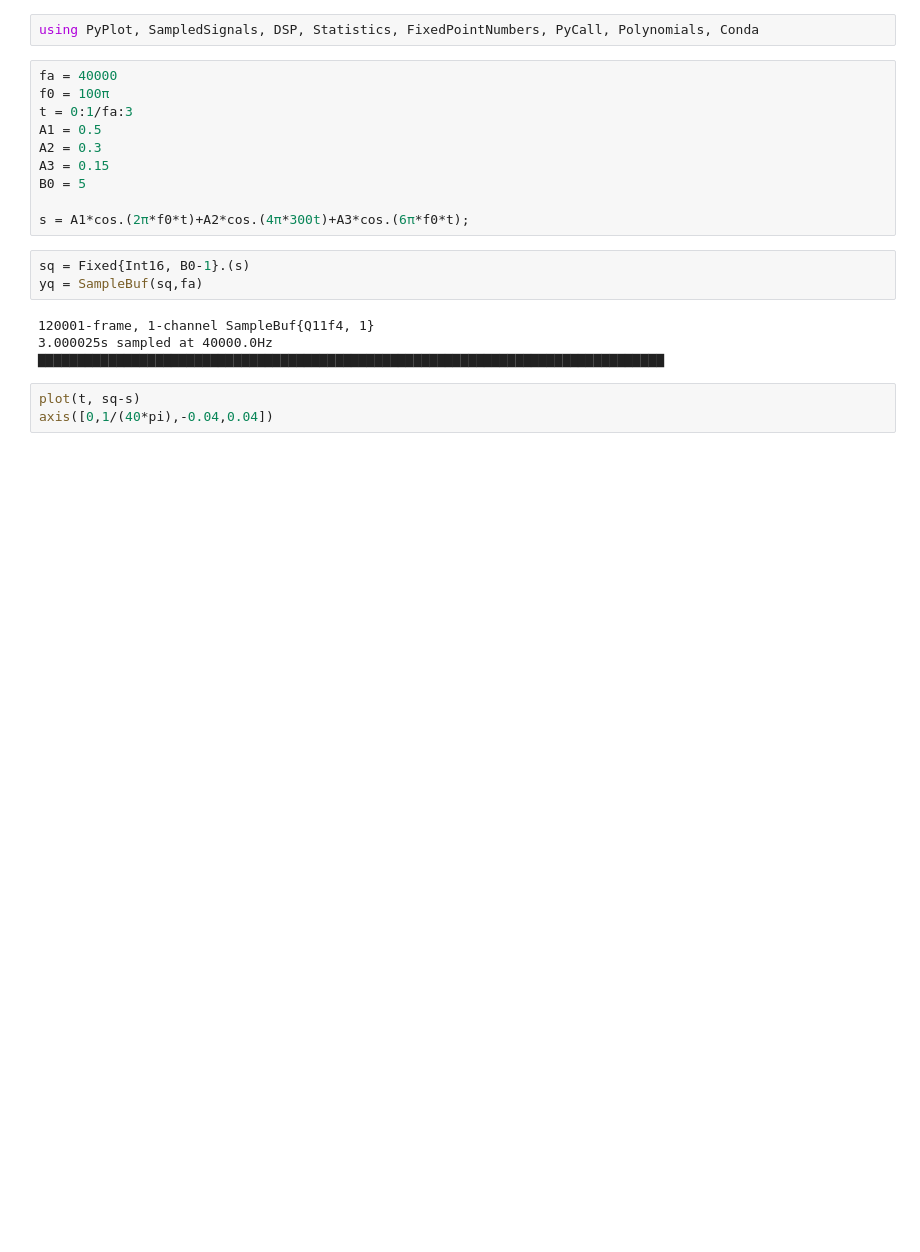
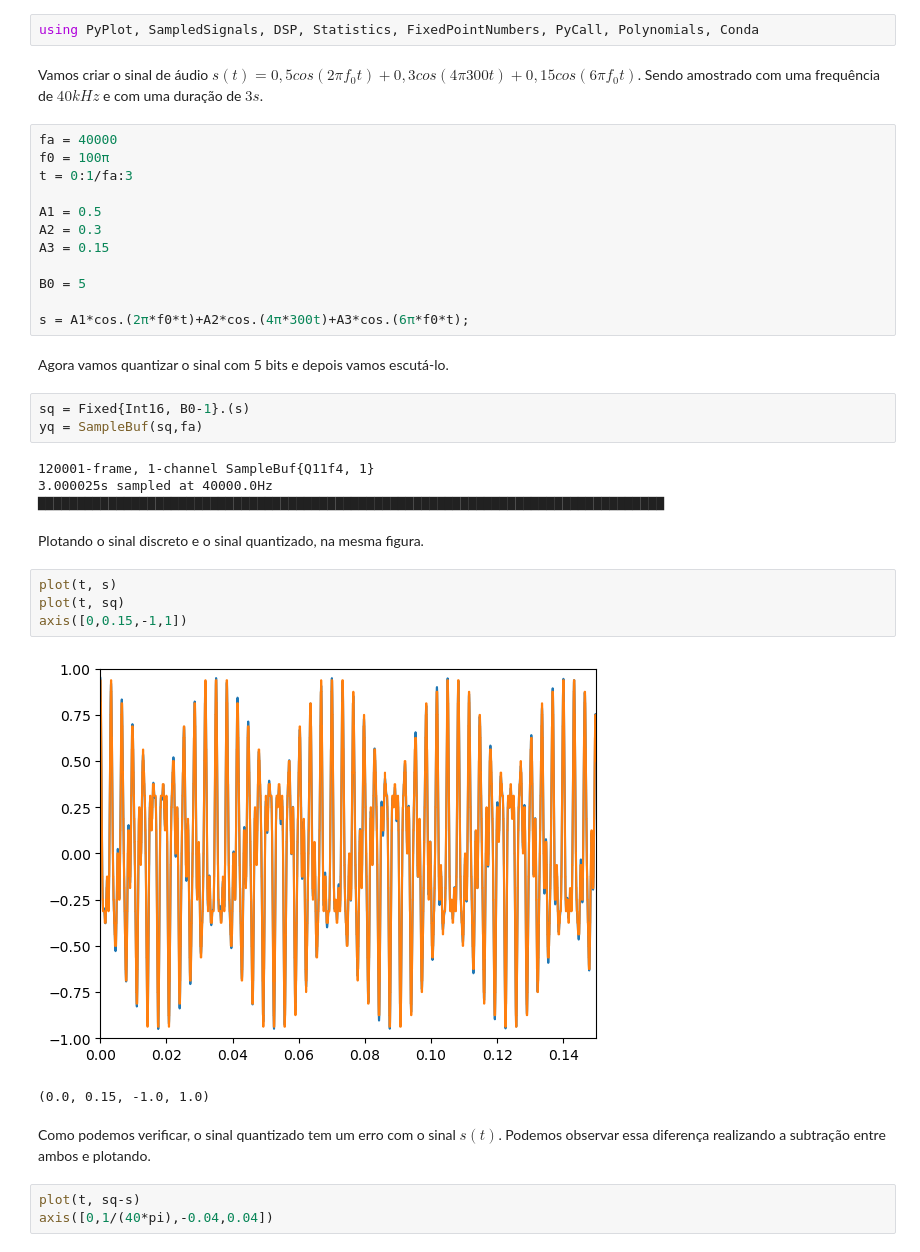
Before and after one commit to JeanMX/PSI3431, a Jupyter notebook: EP3/EP3.ipynb, the cells around one changed output. Cells and saved outputs as stored; diff of their text form; blank space fills up the shorter version.

```diff
--- a/EP3/EP3.ipynb
+++ b/EP3/EP3.ipynb
@@ -1,15 +9,21 @@
 # %%
 using PyPlot, SampledSignals, DSP, Statistics, FixedPointNumbers, PyCall, Polynomials, Conda
+# %% [markdown]
+Vamos criar o sinal de áudio $ s(t) = 0,5 cos(2\pi f_{0}t) + 0,3 cos(4\pi 300t) + 0,15 cos(6\pi f_0 t)$. Sendo amostrado com uma frequência de $40kHz$ e com uma duração de $3s$.
 # %%
 fa = 40000
 f0 = 100π
 t = 0:1/fa:3
+
 A1 = 0.5
 A2 = 0.3
 A3 = 0.15
+
 B0 = 5
 
 s = A1*cos.(2π*f0*t)+A2*cos.(4π*300t)+A3*cos.(6π*f0*t);
+# %% [markdown]
+Agora vamos quantizar o sinal com 5 bits e depois vamos escutá-lo.
 # %%
 sq = Fixed{Int16, B0-1}.(s)
 yq = SampleBuf(sq,fa)
@@ -17,6 +31,17 @@ yq = SampleBuf(sq,fa)
 120001-frame, 1-channel SampleBuf{Q11f4, 1}
 3.000025s sampled at 40000.0Hz
 ▇▇▇▇▇▇▇▇▇▇▇▇▇▇▇▇▇▇▇▇▇▇▇▇▇▇▇▇▇▇▇▇▇▇▇▇▇▇▇▇▇▇▇▇▇▇▇▇▇▇▇▇▇▇▇▇▇▇▇▇▇▇▇▇▇▇▇▇▇▇▇▇▇▇▇▇▇▇▇▇
+# %% [markdown]
+Plotando o sinal discreto e o sinal quantizado, na mesma figura.
+# %%
+plot(t, s)
+plot(t, sq)
+axis([0,0.15,-1,1])
+# %% [output]
+[figure, added]
+(0.0, 0.15, -1.0, 1.0)
+# %% [markdown]
+Como podemos verificar, o sinal quantizado tem um erro com o sinal $s(t)$. Podemos observar essa diferença realizando a subtração entre ambos e plotando.
 # %%
 plot(t, sq-s)
 axis([0,1/(40*pi),-0.04,0.04])
```
Also changed, not shown: parts of 15 cells of this notebook.
